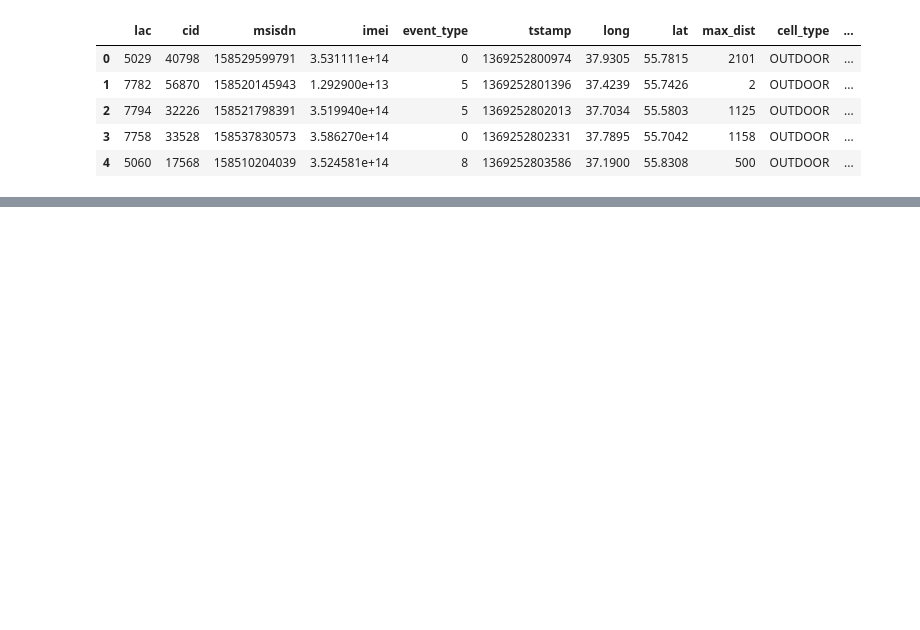
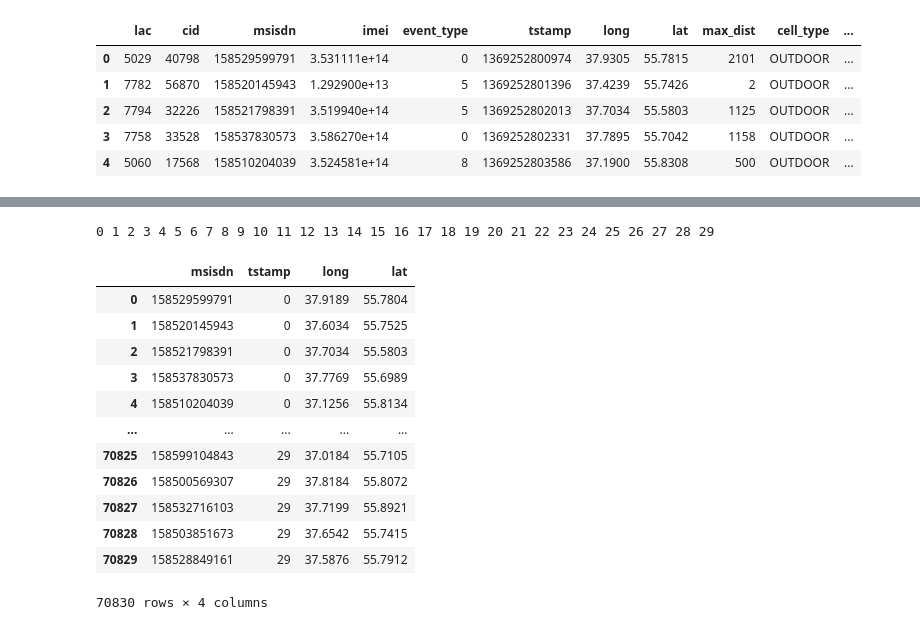
Before and after one commit to MDYLL/Megafon_test, a Jupyter notebook: Megafon_test.ipynb, the cells around one changed output, grey strips where cells are left out. Drawn from its saved outputs; the diff is of its cells as text; code cells hidden in the pictures; blank space fills up the shorter version.

```diff
--- a/Megafon_test.ipynb
+++ b/Megafon_test.ipynb
@@ -113,0 +83,43 @@ for i in range(3000,3001):
+# %%
+df_norm=pd.DataFrame(columns=df.columns)
+for i in range(0,quantity_time_intervals):
+  print(i,end=' ')
+  for number in unique_numbers:
+  # for j in range(1):
+    # number=158510204039
+    df1=df.loc[(df.msisdn==number)&(df.tstamp<=max_tstamp-i*time_period)&(df.tstamp>max_tstamp-(i+1)*time_period)]
+    if df1.size>0:
+      idx=df1.tstamp.idxmax()
+      df_norm=df_norm.append(df.iloc[[idx]])
+      # df_norm.at[idx,'tstamp']=max_tstamp-i*time_period
+      df_norm.at[idx,'tstamp']=i
+      current_tstamp[number]=(df1.at[idx,'long'],df1.at[idx,'lat'])
+      # if number==158510204039:
+      #   print(df1.shape)
+      #   print(idx)
+      #   print(i,current_tstamp[number])
+    else:
+      # print('**************')
+      # print(i)
+      # df_norm=df_norm.append({'msisdn':number,'tstamp':max_tstamp-i*time_period,'long':current_tstamp[number][0],'lat':current_tstamp[number][1]},ignore_index=True)
+      df_norm=df_norm.append({'msisdn':number,'tstamp':i,'long':current_tstamp[number][0],'lat':current_tstamp[number][1]},ignore_index=True)
+# %% [output]
+0 1 2 3 4 5 6 7 8 9 10 11 12 13 14 15 16 17 18 19 20 21 22 23 24 25 26 27 28 29
+# %%
+df_norm=df_norm.astype({'msisdn':int,'tstamp':int})
+# df_norm.loc[df_norm.msisdn==158510204039]
+df_norm
+# %% [output]
+|  | msisdn | tstamp | long | lat |
+| 0 | 158529599791 | 0 | 37.9189 | 55.7804 |
+| 1 | 158520145943 | 0 | 37.6034 | 55.7525 |
+| 2 | 158521798391 | 0 | 37.7034 | 55.5803 |
+| 3 | 158537830573 | 0 | 37.7769 | 55.6989 |
+| 4 | 158510204039 | 0 | 37.1256 | 55.8134 |
+| ... | ... | ... | ... | ... |
+| 70825 | 158599104843 | 29 | 37.0184 | 55.7105 |
+| 70826 | 158500569307 | 29 | 37.8184 | 55.8072 |
+| 70827 | 158532716103 | 29 | 37.7199 | 55.8921 |
+| 70828 | 158503851673 | 29 | 37.6542 | 55.7415 |
+| 70829 | 158528849161 | 29 | 37.5876 | 55.7912 |
+70830 rows × 4 columns
```
Also changed, not shown: parts of 27 cells of this notebook.
